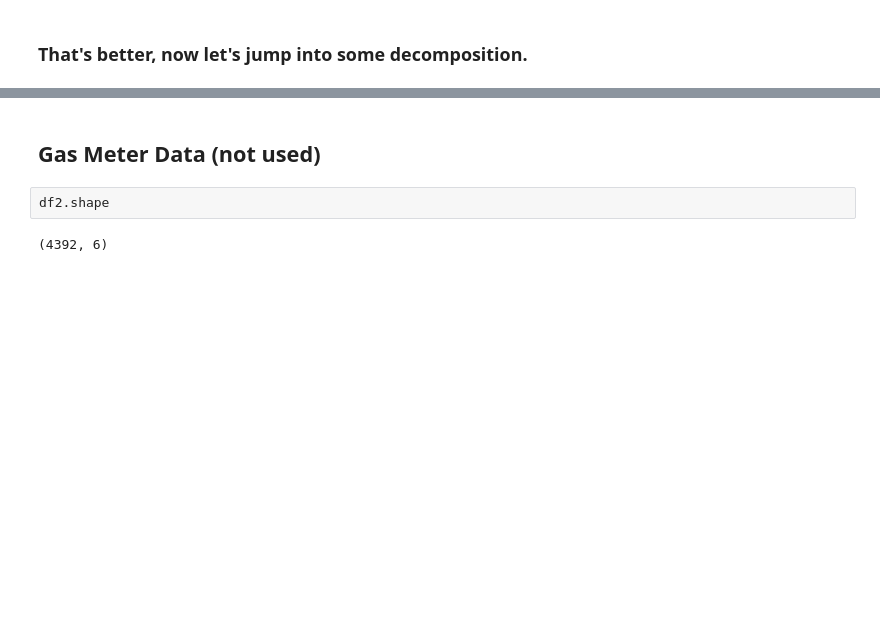
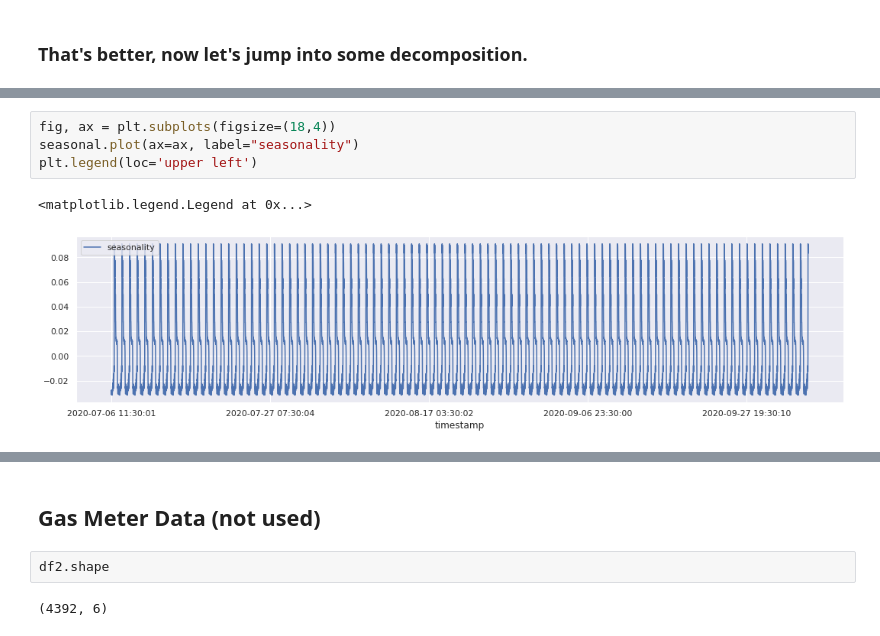
Before and after one commit to govi218/energenies, a Jupyter notebook: notebooks/signal-processing.ipynb, the cells around one changed output, grey strips where cells are left out. Drawn from its saved outputs; the diff is of its cells as text; blank space fills up the shorter version.

```diff
--- a/notebooks/signal-processing.ipynb
+++ b/notebooks/signal-processing.ipynb
@@ -145,0 +182,7 @@ df1[num_cols].plot()
+# %%
+fig, ax = plt.subplots(figsize=(18,4))
+seasonal.plot(ax=ax, label="seasonality")
+plt.legend(loc='upper left')
+# %% [output]
+<matplotlib.legend.Legend at 0x...>
+[figure, added]
```
Also changed, not shown: parts of 24 cells of this notebook, 1 other file.
